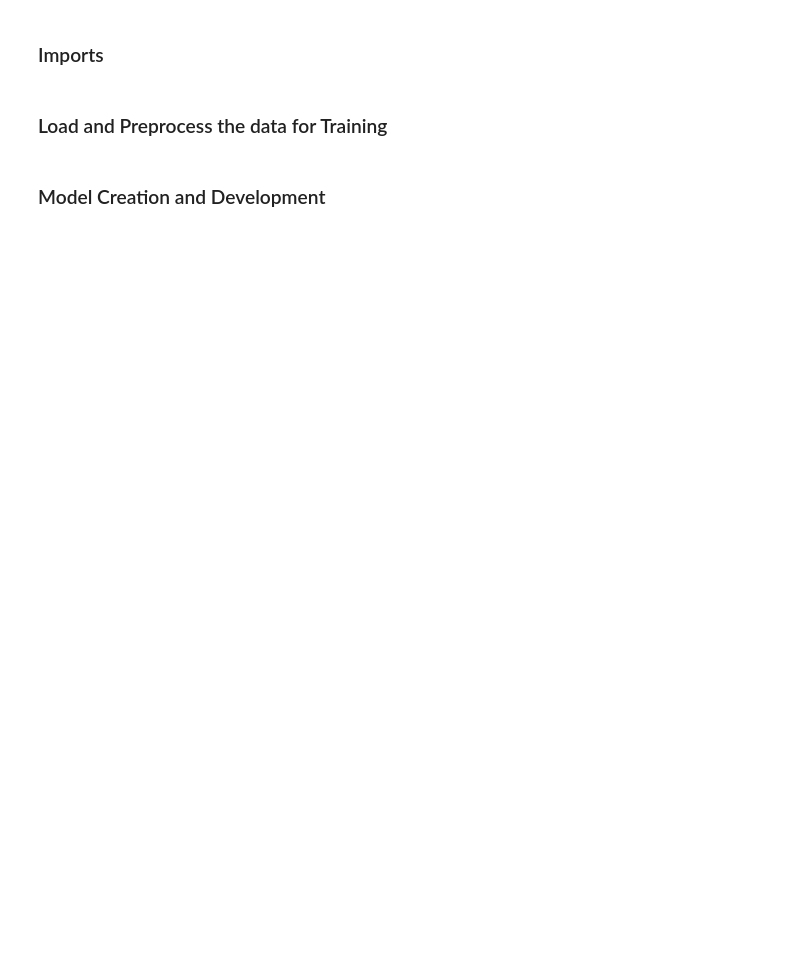
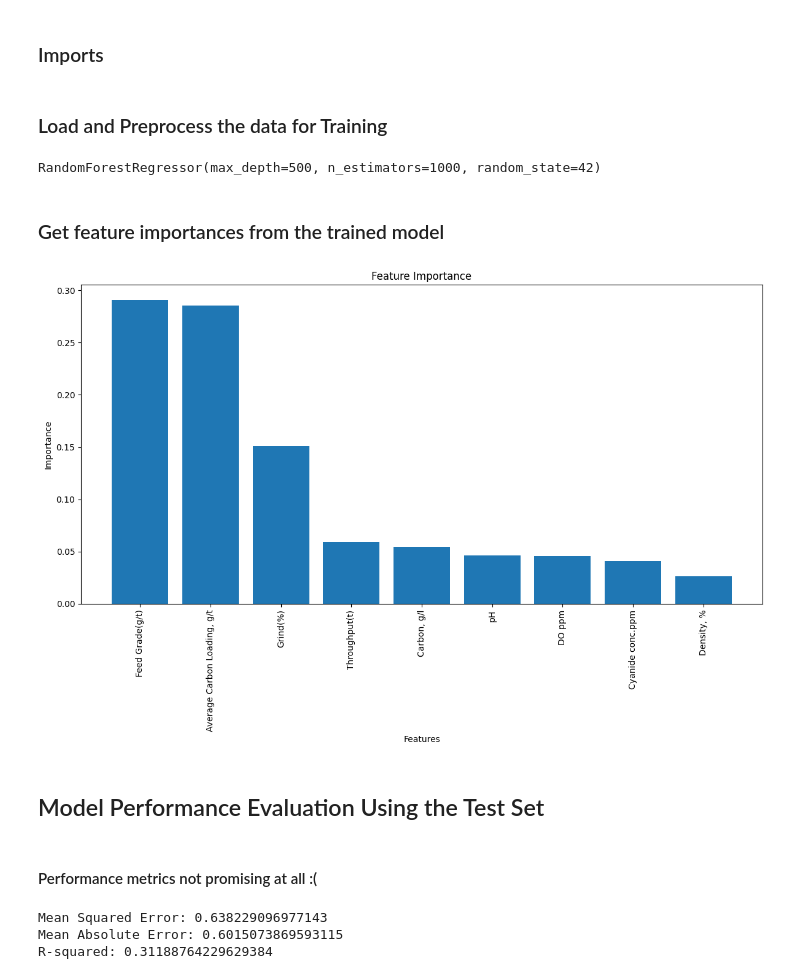
Before and after one commit to andrews-tang/Predicting-the-Recovery-Rate-of-Metal-Ore, a Jupyter notebook: using_classic_algo.ipynb, the cells around one changed output. Saved outputs shown, nothing was run; the diff lists cells and outputs as text; code cells hidden in the pictures; blank space fills up the shorter version.

Commit message:
finish work using the random forest algorithm

```diff
--- a/using_classic_algo.ipynb
+++ b/using_classic_algo.ipynb
@@ -26,5 +29,31 @@ X_test_normalized = scaler_X.transform(X_test)
 
 y_train_normalized = scaler_Y.fit_transform(y_train)
 y_test_normalized = scaler_Y.transform(y_test)
-# %% [markdown]
-### Model Creation and Development
+# %%
+rf_regressor = RandomForestRegressor(n_estimators = 1000, max_depth= 500, random_state = 42)
+rf_regressor.fit(X_train_normalized, y_train_normalized)
+# %% [output]
+RandomForestRegressor(max_depth=500, n_estimators=1000, random_state=42)
+# %% [markdown]
+### Get feature importances from the trained model
+# %%
+# Get feature importances from the trained model
+feature_importances = rf_regressor.feature_importances_
+
+# Sort feature importances in descending order
+sorted_indices = feature_importances.argsort()[::-1]
+sorted_feature_importances = feature_importances[sorted_indices]
+
+# Plot feature importances
+plt.figure(figsize=(12, 8))
+plt.bar(range(X_train.shape[1]), sorted_feature_importances)
+plt.xticks(range(X_train.shape[1]), X_train.columns[sorted_indices], rotation=90)
+plt.xlabel('Features')
+plt.ylabel('Importance')
+plt.title('Feature Importance')
+plt.tight_layout()
+plt.show()
+# %% [output]
+[figure, added]
+# %% [markdown]
+## Model Performance Evaluation Using the Test Set
@@ -30,0 +63,19 @@ y_test_normalized = scaler_Y.transform(y_test)
+# %% [markdown]
+#### Performance metrics not promising at all :(
+# %%
+mse = mean_squared_error(y_test, y_pred)
+
+# Compute the mean absolute error
+mae = mean_absolute_error(y_test, y_pred)
+
+# Compute the R-squared score
+r2 = r2_score(y_test, y_pred)
+
+# Print the metrics
+print(f"Mean Squared Error: {mse}")
+print(f"Mean Absolute Error: {mae}")
+print(f"R-squared: {r2}")
+# %% [output]
+Mean Squared Error: 0.638229096977143
+Mean Absolute Error: 0.6015073869593115
+R-squared: 0.31188764229629384
```
Also changed, not shown: parts of 9 cells of this notebook.
